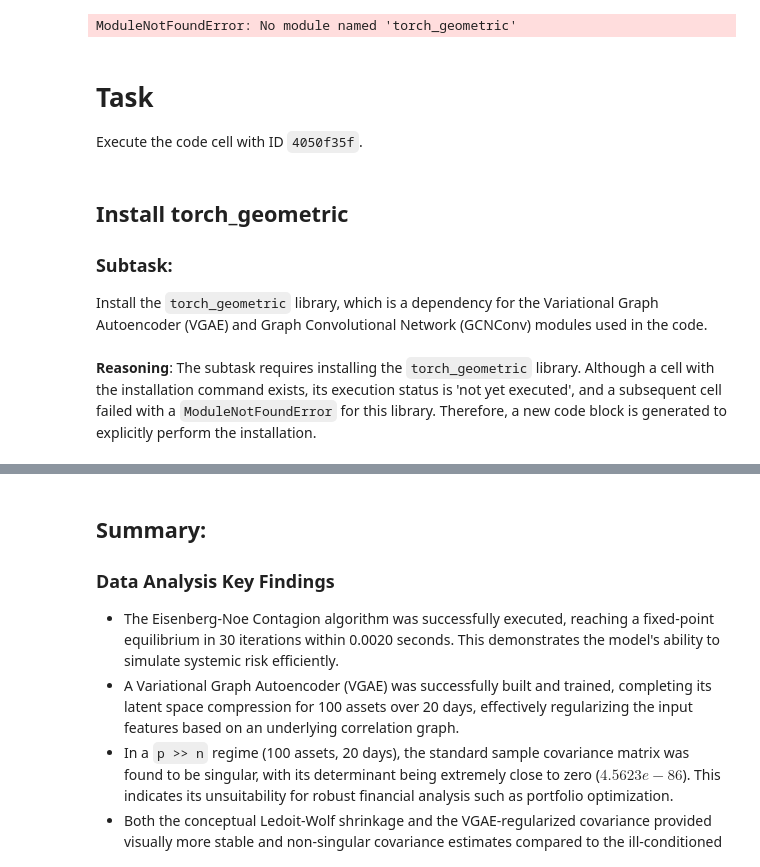
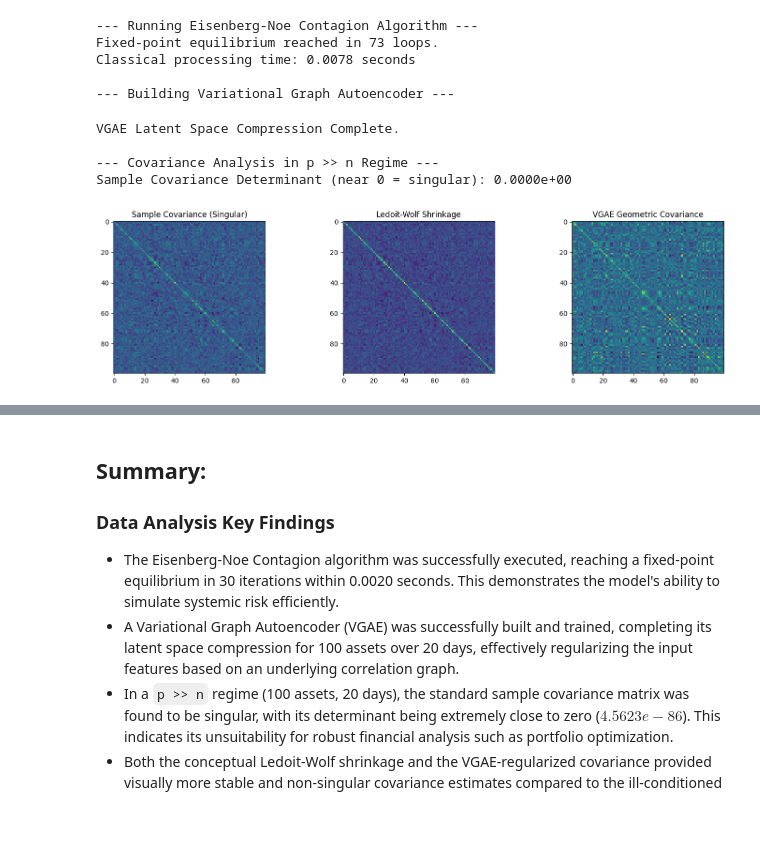
Before and after one commit to Snoob965/ICMOTA-2026, a Jupyter notebook: ICMOTA_SGNNs.ipynb, the cells around one changed output, grey strips where cells are left out. Drawn from its saved outputs; the diff is of its cells as text; code cells hidden in the pictures; blank space fills up the shorter version.

Commit message:
Initial commit: Graph-Theoretic Stochastic Modeling

```diff
--- a/ICMOTA_SGNNs.ipynb
+++ b/ICMOTA_SGNNs.ipynb
@@ -52,7 +104,5 @@ if actual_p > actual_n:
 # %%
-import torch
 import networkx as nx
-import numpy as np
 import matplotlib.pyplot as plt
 from torch_geometric.nn import VGAE, GCNConv
 import time
@@ -64,7 +114,7 @@ def run_eisenberg_noe():
     print("--- Running Eisenberg-Noe Contagion Algorithm ---")
     n_nodes = 500
     # Synthetic directed interbank network
-    G = nx.erdos_reyni_graph(n_nodes, 0.05, directed=True)
+    G = nx.erdos_renyi_graph(n_nodes, 0.05, directed=True) # Corrected function name and access
     L = np.random.uniform(0, 10, size=(n_nodes, n_nodes))
     for u, v in G.edges():
         G[u][v]['weight'] = L[u, v]
@@ -143,43 +193,40 @@ print("VGAE Latent Space Compression Complete.\n")
 # ==========================================
 print("--- Covariance Analysis in p >> n Regime ---")
 # 1. Standard Sample Covariance
 sample_cov = np.cov(x_features.numpy(), rowvar=True)
 eigvals_sample = np.linalg.eigvals(sample_cov)
 print(f"Sample Covariance Determinant (near 0 = singular): {np.linalg.det(sample_cov):.4e}")
 
 # 2. Traditional Shrinkage (Ledoit-Wolf conceptual proxy)
 shrinkage_target = np.eye(p_assets) * np.trace(sample_cov)/p_assets
 ledoit_wolf_cov = 0.5 * sample_cov + 0.5 * shrinkage_target
 
 # 3. VGAE Regularized Covariance
 model.eval()
 with torch.no_grad():
     z = model.encode(x_features, edge_index)
     # The latent representation regularizes the covariance
     vgae_cov = np.cov(z.numpy(), rowvar=True)
 
 # Generate Visualizations for PPT
 fig, axes = plt.subplots(1, 3, figsize=(15, 4))
 axes[0].imshow(sample_cov, cmap='viridis')
 axes[0].set_title(f"Sample Covariance (Singular)")
 axes[1].imshow(ledoit_wolf_cov, cmap='viridis')
 axes[1].set_title("Ledoit-Wolf Shrinkage")
 axes[2].imshow(vgae_cov, cmap='viridis')
 axes[2].set_title("VGAE Geometric Covariance")
 plt.tight_layout()
 plt.savefig("covariance_comparisons.png")
 plt.show()
-print("Saved visualization for presentation: covariance_comparisons.png")
 # %% [output]
-ModuleNotFoundError: No module named 'torch_geometric'
+--- Running Eisenberg-Noe Contagion Algorithm ---
+Fixed-point equilibrium reached in 73 loops.
+Classical processing time: 0.0078 seconds
+
+--- Building Variational Graph Autoencoder ---
+VGAE Latent Space Compression Complete.
+
+--- Covariance Analysis in p >> n Regime ---
+Sample Covariance Determinant (near 0 = singular): 0.0000e+00
+[figure, added]
-# %% [markdown]
-# Task
-Execute the code cell with ID `4050f35f`.
-# %% [markdown]
-## Install torch_geometric
-
-### Subtask:
-Install the `torch_geometric` library, which is a dependency for the Variational Graph Autoencoder (VGAE) and Graph Convolutional Network (GCNConv) modules used in the code.
-# %% [markdown]
-**Reasoning**:
-The subtask requires installing the `torch_geometric` library. Although a cell with the installation command exists, its execution status is 'not yet executed', and a subsequent cell failed with a `ModuleNotFoundError` for this library. Therefore, a new code block is generated to explicitly perform the installation.
```
Also changed, not shown: parts of 23 cells of this notebook.
